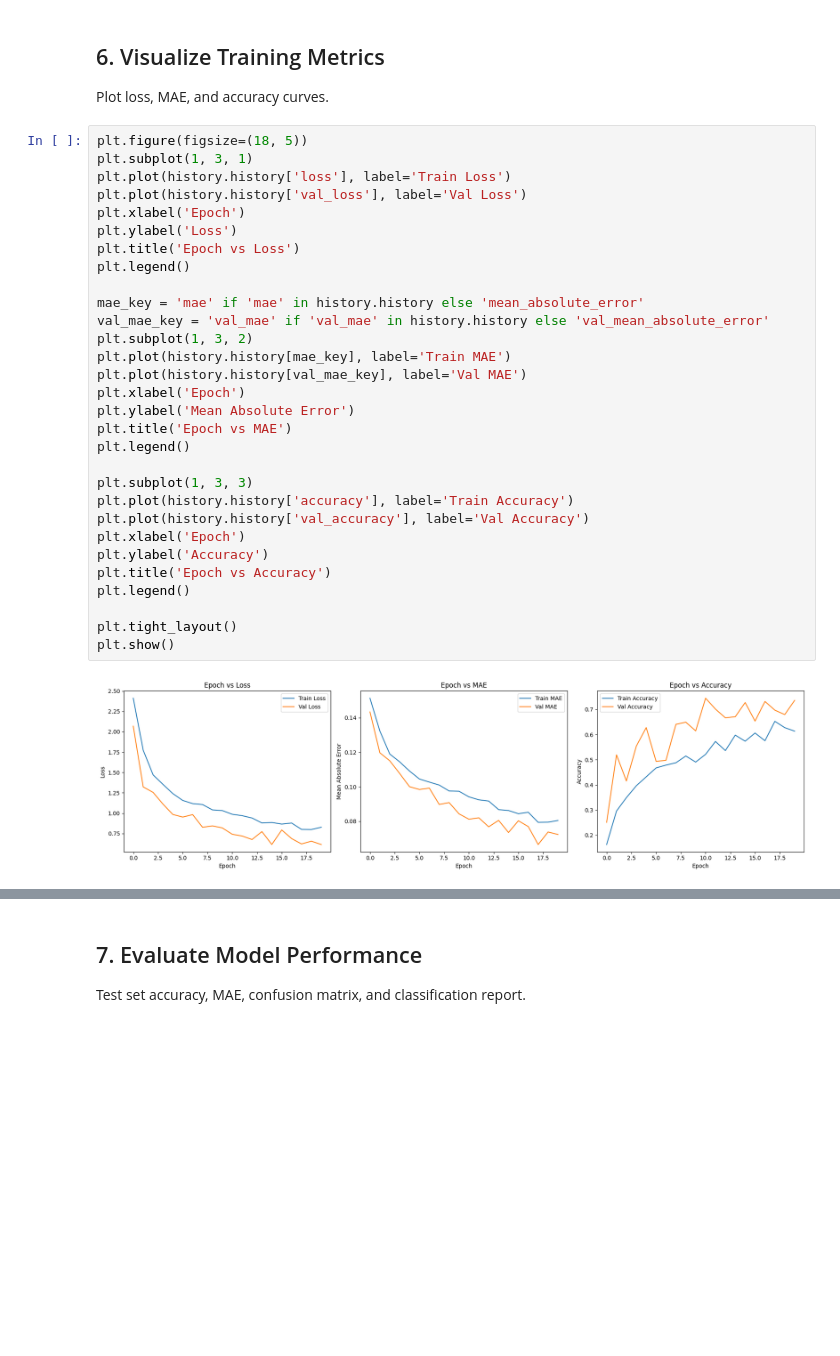
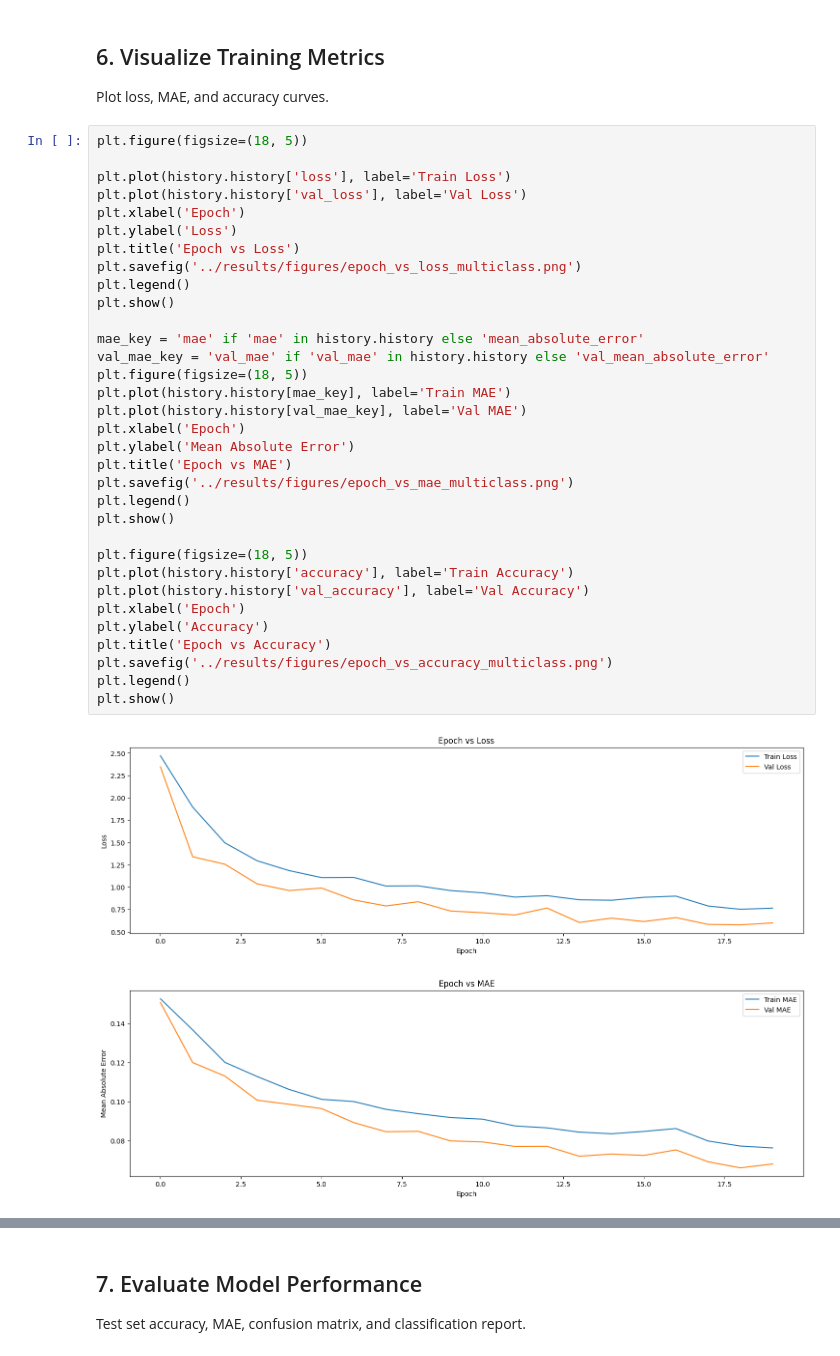
Before and after one commit to kmohammedsu/bird_sound_neural_network, a Jupyter notebook: notebooks/02_multiclass_classification.ipynb, the cells around one changed output, grey strips where cells are left out. Cells and saved outputs as stored; diff of their text form; blank space fills up the shorter version.

```diff
--- a/notebooks/02_multiclass_classification.ipynb
+++ b/notebooks/02_multiclass_classification.ipynb
@@ -127,33 +126,37 @@ Epoch 20/20
 Plot loss, MAE, and accuracy curves.
 # %%
 plt.figure(figsize=(18, 5))
-plt.subplot(1, 3, 1)
+
 plt.plot(history.history['loss'], label='Train Loss')
 plt.plot(history.history['val_loss'], label='Val Loss')
 plt.xlabel('Epoch')
 plt.ylabel('Loss')
 plt.title('Epoch vs Loss')
+plt.savefig('../results/figures/epoch_vs_loss_multiclass.png')
 plt.legend()
+plt.show()
 
 mae_key = 'mae' if 'mae' in history.history else 'mean_absolute_error'
 val_mae_key = 'val_mae' if 'val_mae' in history.history else 'val_mean_absolute_error'
-plt.subplot(1, 3, 2)
+plt.figure(figsize=(18, 5))
 plt.plot(history.history[mae_key], label='Train MAE')
 plt.plot(history.history[val_mae_key], label='Val MAE')
 plt.xlabel('Epoch')
 plt.ylabel('Mean Absolute Error')
 plt.title('Epoch vs MAE')
+plt.savefig('../results/figures/epoch_vs_mae_multiclass.png')
 plt.legend()
+plt.show()
 
-plt.subplot(1, 3, 3)
+plt.figure(figsize=(18, 5))
 plt.plot(history.history['accuracy'], label='Train Accuracy')
 plt.plot(history.history['val_accuracy'], label='Val Accuracy')
 plt.xlabel('Epoch')
 plt.ylabel('Accuracy')
 plt.title('Epoch vs Accuracy')
+plt.savefig('../results/figures/epoch_vs_accuracy_multiclass.png')
 plt.legend()
-
-plt.tight_layout()
 plt.show()
 # %% [output]
-[figure, old version]
+[figure, new version]
+[figure, added]
```
Also changed, not shown: parts of 9 cells of this notebook, 20 other files.
